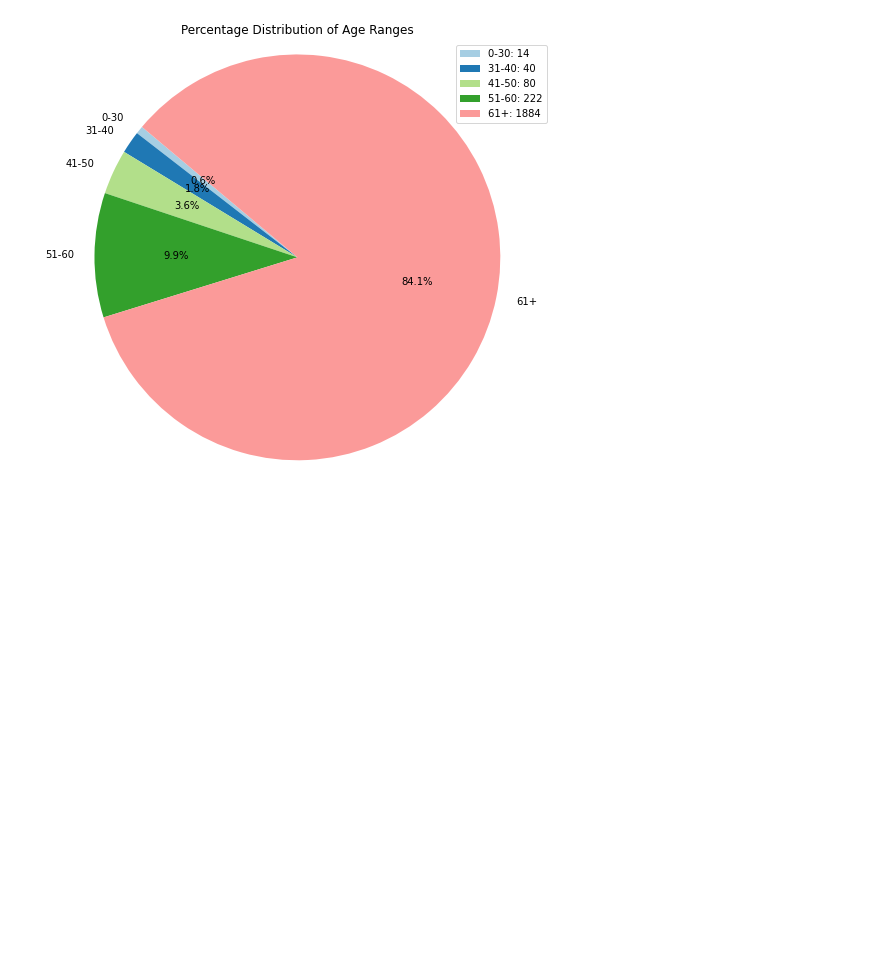
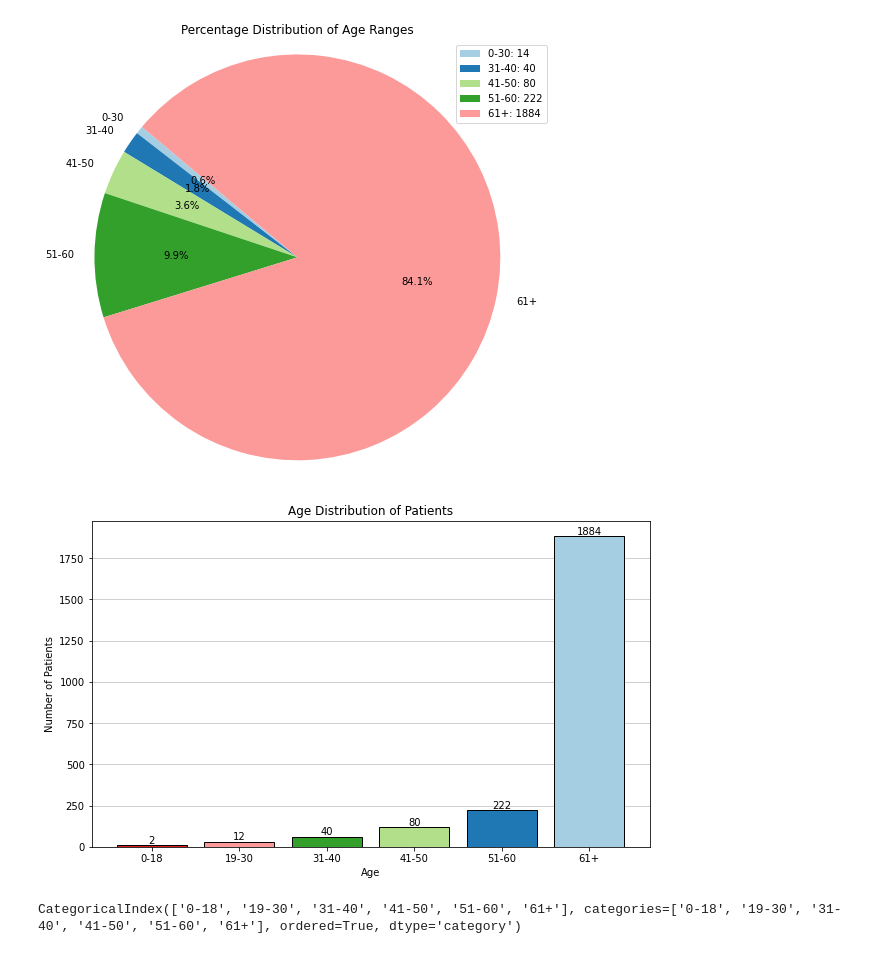
Before and after one commit to Kekkodf/DP-MedAnalysis, a Jupyter notebook: notebooks/dataset_plots.ipynb, the cells around one changed output. Saved outputs shown, nothing was run; the diff lists cells and outputs as text; code cells hidden in the pictures; blank space fills up the shorter version.

Commit message:
Added paired t-test and dataset plots

```diff
--- a/notebooks/dataset_plots.ipynb
+++ b/notebooks/dataset_plots.ipynb
@@ -47,8 +47,8 @@ plt.show()
 [figure]
 # %%
 # Define age ranges
-bins = [0, 30, 40, 50, 60, 100]
-labels = ['0-30', '31-40', '41-50', '51-60', '61+']
+bins = [0, 18, 30, 40, 50, 60, 100]
+labels = ['0-18', '19-30', '31-40', '41-50', '51-60', '61+']
 
 # Create a new column for age ranges
 df['age_range'] = pd.cut(df["Age in years"], bins=bins, labels=labels, right=False)
@@ -76,3 +76,42 @@ plt.savefig("../results/plots/agerange_distribution.pdf", format='pdf', bbox_inc
 plt.show()
 # %% [output]
 [figure]
+# %%
+bins = [0, 18, 30, 40, 50, 60, 100]
+labels = ['0-18', '19-30', '31-40', '41-50', '51-60', '61+']
+
+# Create a new column for age ranges
+df['age_range'] = pd.cut(df["Age in years"], bins=bins, labels=labels, right=False)
+
+# Count the occurrences of each age range
+age_range_counts = df['age_range'].value_counts().sort_index()
+
+# Data to plot
+sizes_labels = age_range_counts.values
+sizes = [9, 30, 60, 120, 222, 1884]
+age_labels = age_range_counts.index
+
+# Plot histogram
+fig, ax = plt.subplots(figsize=(10, 6))
+ax.grid(axis='y', alpha=0.75, zorder=0)
+bars = ax.bar(age_labels, sizes, color=list(reversed(plt.cm.Paired(range(len(age_labels))))), edgecolor='black', zorder=3)
+
+# Formatting
+ax.set_xlabel('Age')
+ax.set_ylabel('Number of Patients')
+ax.set_title('Age Distribution of Patients')
+
+# Adding labels on top of bars
+for bar, value in zip(bars, sizes_labels):
+    ax.text(bar.get_x() + bar.get_width() / 2, bar.get_height(), f'{value}', ha='center', va='bottom')
+
+# Save plot to a PDF file
+plt.savefig('../results/plots/age_distribution.pdf', format='pdf', bbox_inches='tight')
+
+plt.show()
+# %% [output]
+[figure, added]
+# %%
+age_labels
+# %% [output]
+CategoricalIndex(['0-18', '19-30', '31-40', '41-50', '51-60', '61+'], categories=['0-18', '19-30', '31-40', '41-50', '51-60', '61+'], ordered=True, dtype='category')
```
Also changed, not shown: 3 other files.
